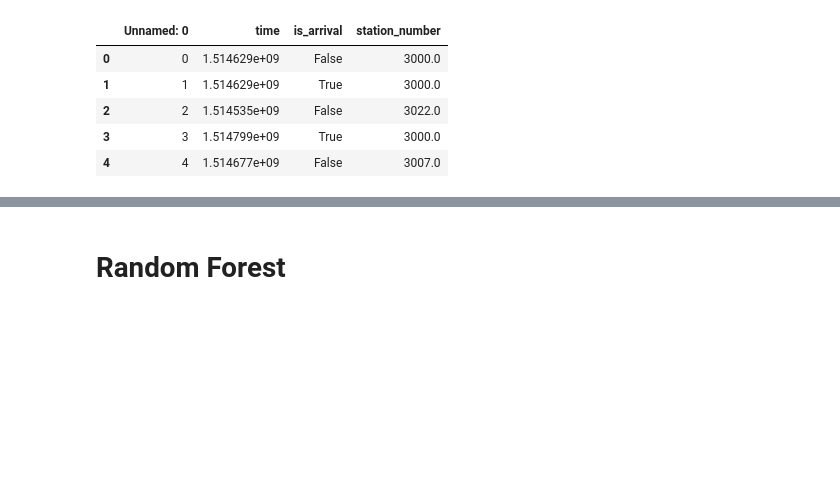
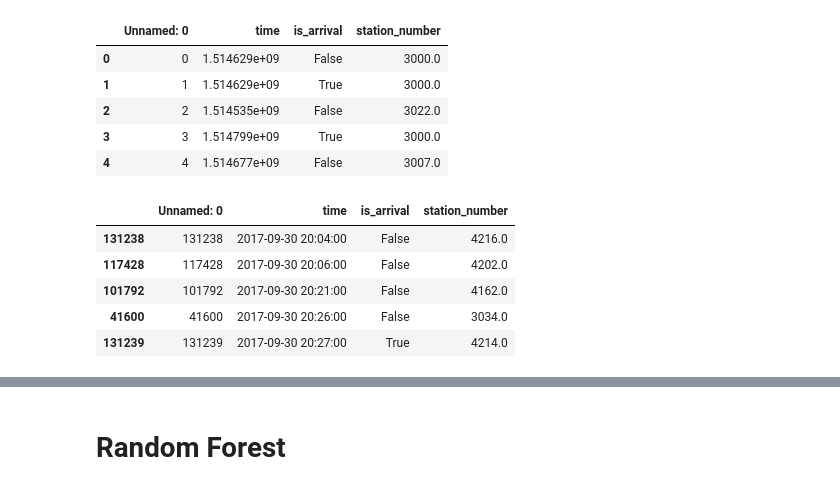
Before and after one commit to charlesyu108/cs5152-bike-share, a Jupyter notebook: sim/bike_station_load_predictor.ipynb, the cells around one changed output, grey strips where cells are left out. Saved outputs shown, nothing was run; the diff lists cells and outputs as text; code cells hidden in the pictures; blank space fills up the shorter version.

```diff
--- a/sim/bike_station_load_predictor.ipynb
+++ b/sim/bike_station_load_predictor.ipynb
@@ -104,4 +104,22 @@ trip_df.head()
 | 2 | 2 | 1.514535e+09 | False | 3022.0 |
 | 3 | 3 | 1.514799e+09 | True | 3000.0 |
 | 4 | 4 | 1.514677e+09 | False | 3007.0 |
+# %%
+from datetime import datetime
+
+trip_df = pd.read_csv('trip.csv')
+def convert_to_datetime(unix):
+    return datetime.fromtimestamp(unix)
+
+trip_df['time'] = trip_df['time'].apply(convert_to_datetime)
+trip_df['time'] = pd.to_datetime(trip_df.time)
+trip_df.sort_values('time', inplace=True)
+trip_df.head()
+# %% [output]
+|  | Unnamed: 0 | time | is_arrival | station_number |
+| 131238 | 131238 | 2017-09-30 20:04:00 | False | 4216.0 |
+| 117428 | 117428 | 2017-09-30 20:06:00 | False | 4202.0 |
+| 101792 | 101792 | 2017-09-30 20:21:00 | False | 4162.0 |
+| 41600 | 41600 | 2017-09-30 20:26:00 | False | 3034.0 |
+| 131239 | 131239 | 2017-09-30 20:27:00 | True | 4214.0 |
 # %%
```
Also changed, not shown: parts of 5 cells of this notebook, 1 other file.
